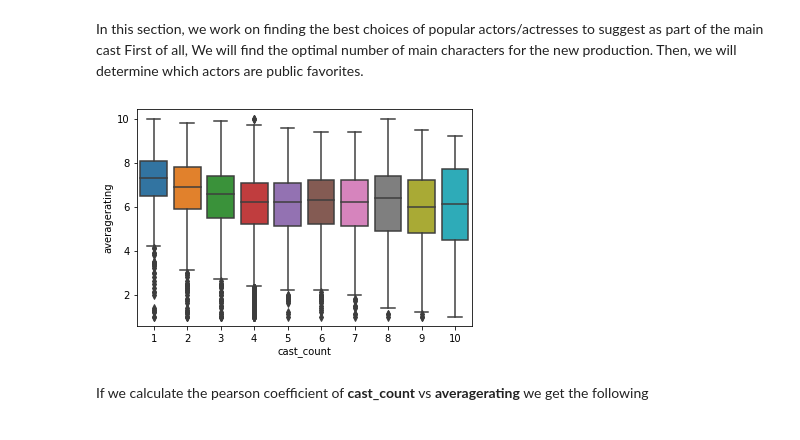
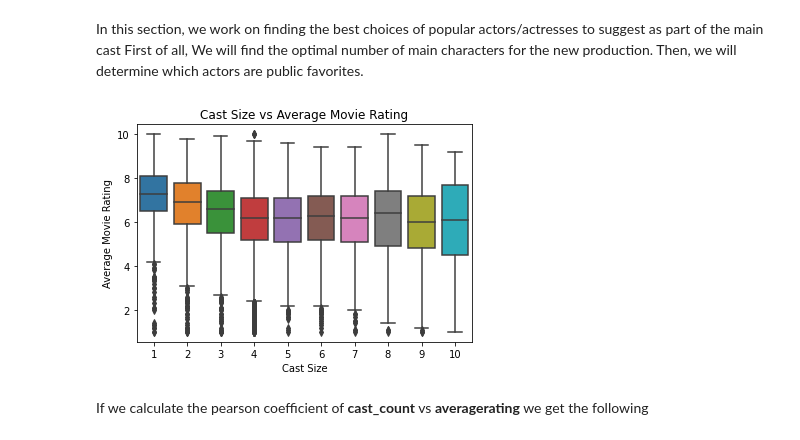
Before and after one commit to jwargodeloitte/intensive-final-project, a Jupyter notebook: Data_Analysis_Master.ipynb, the cells around one changed output. Saved outputs shown, nothing was run; the diff lists cells and outputs as text; code cells hidden in the pictures.

Commit message:
Modified Figures to add Titles and Labels

```diff
--- a/Data_Analysis_Master.ipynb
+++ b/Data_Analysis_Master.ipynb
@@ -253,9 +252,12 @@ cast_counts_n_ratings = pd.read_sql("""
 # %%
 sns.boxplot(x ="cast_count", y ="averagerating",
             data = cast_counts_n_ratings);
+plt.title('Cast Size vs Average Movie Rating')
+plt.xlabel('Cast Size')
+plt.ylabel('Average Movie Rating')
 plt.savefig("Figures/cast_counts_average_ratings",dpi=240,bbox_inches = "tight")
 # %% [output]
-[figure, old version]
+[figure, new version]
 # %% [markdown]
 If we calculate the pearson coefficient of **cast_count** vs **averagerating** we get the following
 # %%
```
Also changed, not shown: parts of 7 cells of this notebook, 7 other files.
